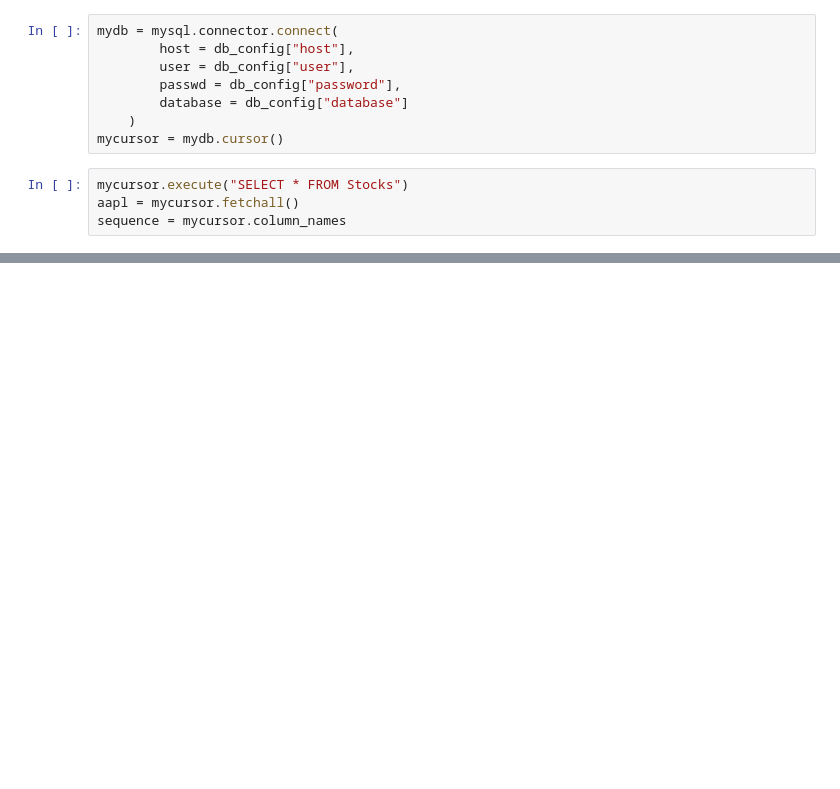
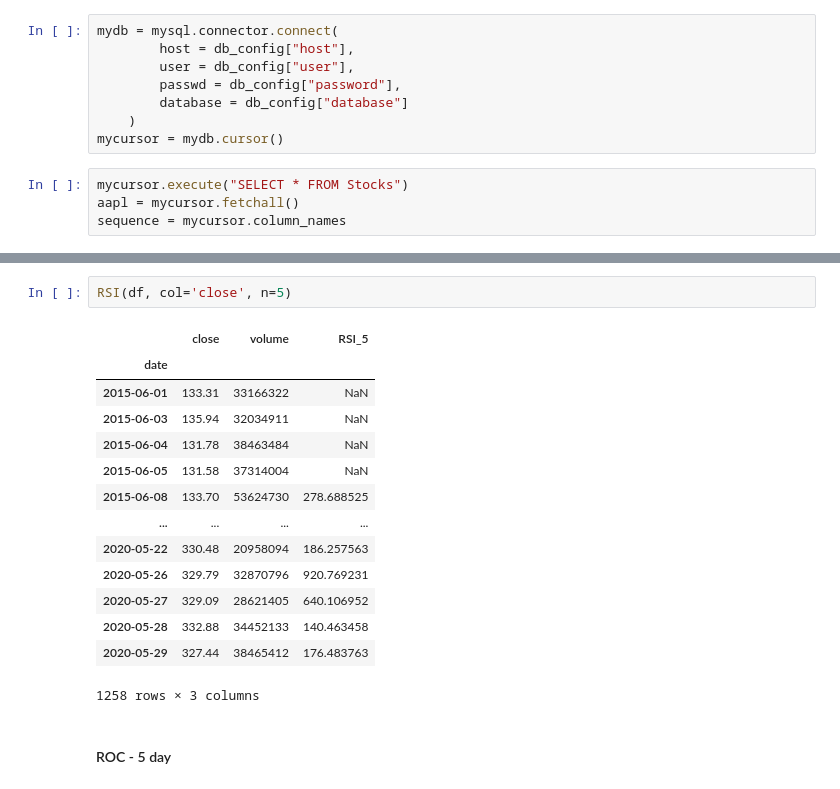
Before and after one commit to jk5ho/stonks-options, a Jupyter notebook: stonks-algo.ipynb, the cells around one changed output, grey strips where cells are left out. Saved outputs shown, nothing was run; the diff lists cells and outputs as text; blank space fills up the shorter version.

```diff
--- a/stonks-algo.ipynb
+++ b/stonks-algo.ipynb
@@ -39,0 +77,19 @@ df
+# %%
+RSI(df, col='close', n=5)
+# %% [output]
+|  | close | volume | RSI_5 |
+| date |  |  |  |
+| 2015-06-01 | 133.31 | 33166322 | NaN |
+| 2015-06-03 | 135.94 | 32034911 | NaN |
+| 2015-06-04 | 131.78 | 38463484 | NaN |
+| 2015-06-05 | 131.58 | 37314004 | NaN |
+| 2015-06-08 | 133.70 | 53624730 | 278.688525 |
+| ... | ... | ... | ... |
+| 2020-05-22 | 330.48 | 20958094 | 186.257563 |
+| 2020-05-26 | 329.79 | 32870796 | 920.769231 |
+| 2020-05-27 | 329.09 | 28621405 | 640.106952 |
+| 2020-05-28 | 332.88 | 34452133 | 140.463458 |
+| 2020-05-29 | 327.44 | 38465412 | 176.483763 |
+1258 rows × 3 columns
+# %% [markdown]
+#### ROC - 5 day
```
Also changed, not shown: parts of 25 cells of this notebook, 1 other file.
